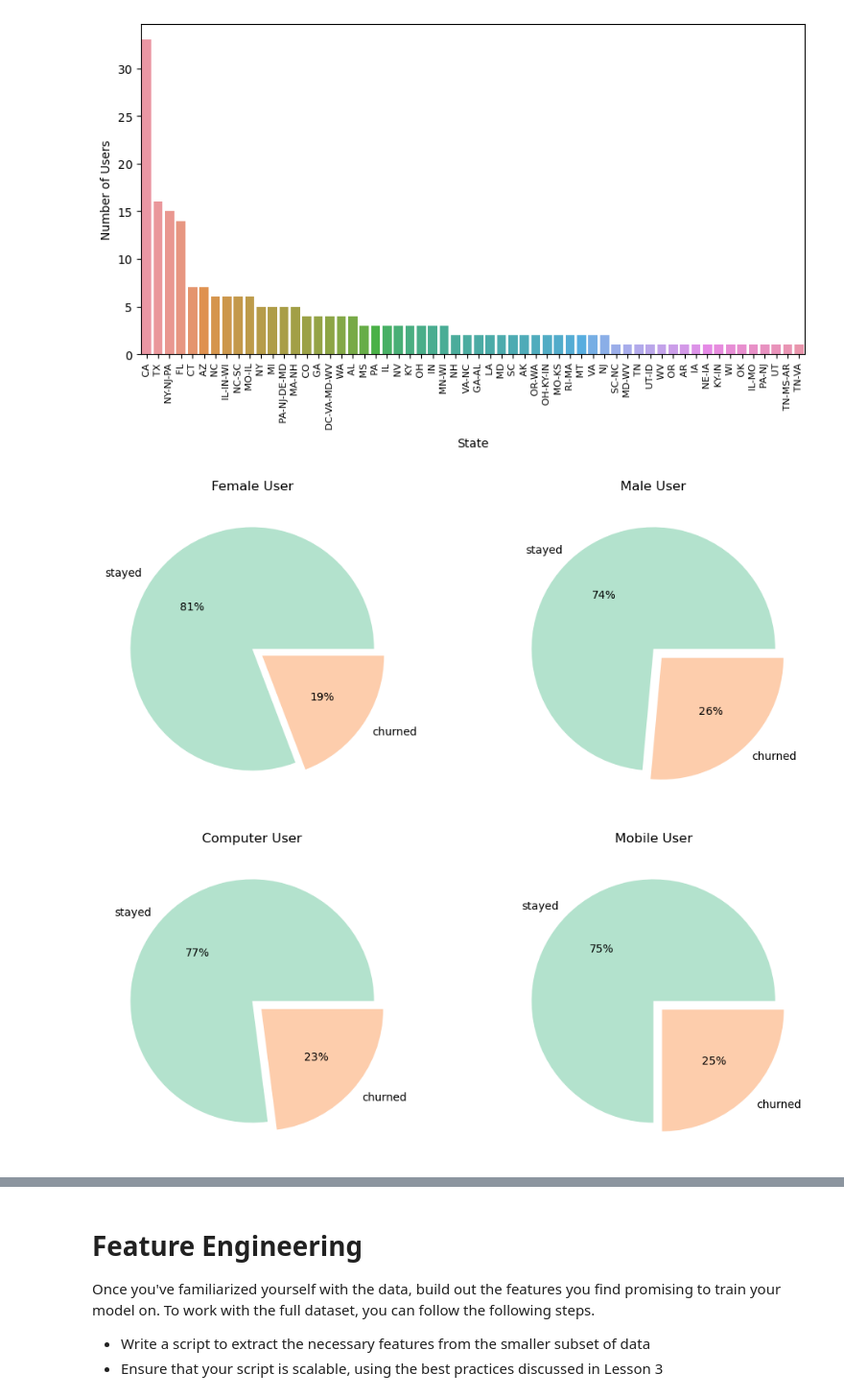
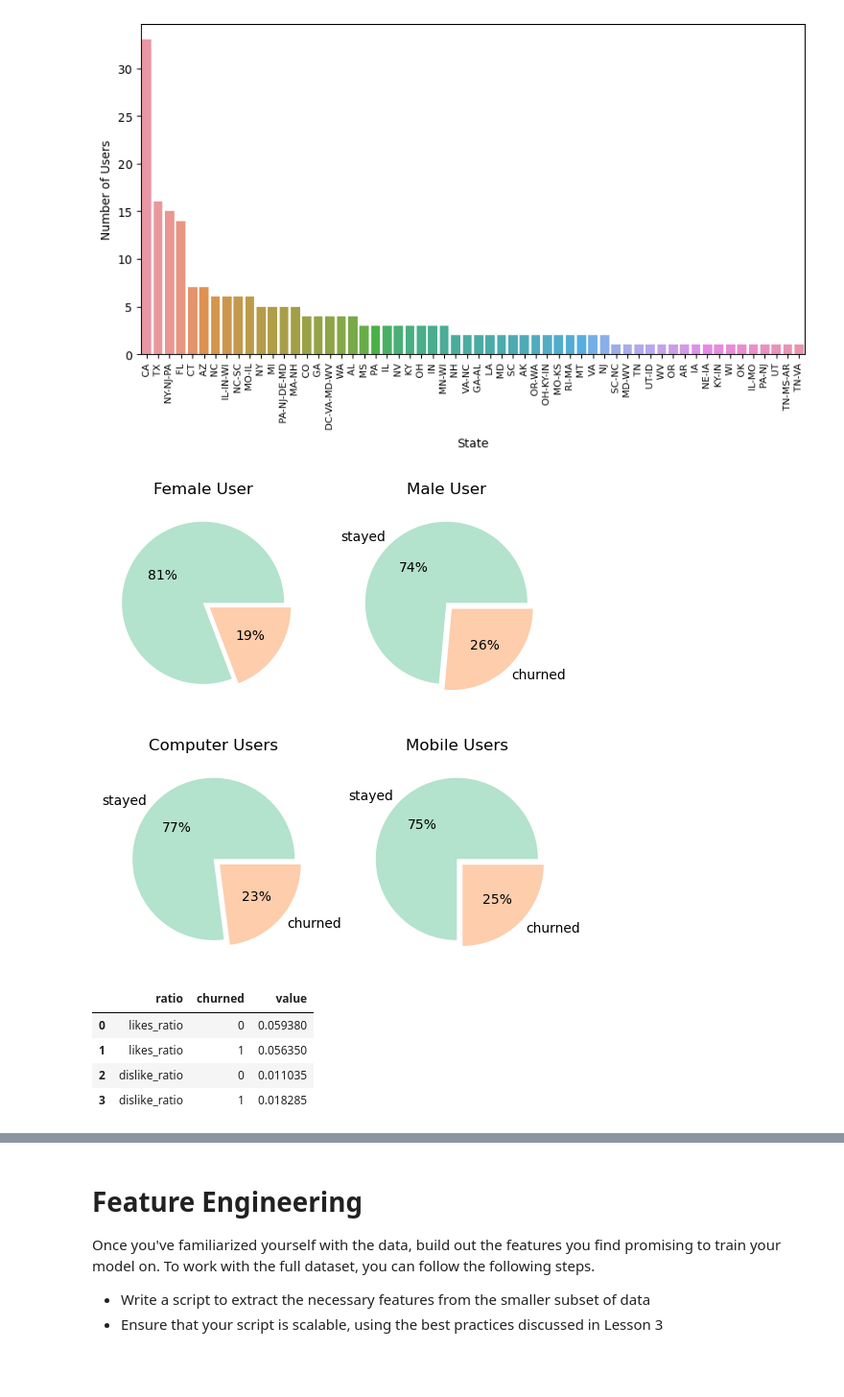
Before and after one commit to audidatacamp370/p4_capstone_spakify, a Jupyter notebook: Sparkify.ipynb, the cells around one changed output, grey strips where cells are left out. Shown at 96% size. Cells and saved outputs as stored; diff of their text form; code cells hidden in the pictures; blank space fills up the shorter version.

Commit message:
Exploratory Analysis - user_data

```diff
--- a/Sparkify.ipynb
+++ b/Sparkify.ipynb
@@ -279,0 +279,5 @@ df_user.head()
+# %%
+df_user=user_table.toPandas().set_index('user_id')
+df_user['churned']=df_user['churned'].map({0:'stayed', 1:'churned'})
+df_user['downgraded']=df_user['downgraded'].map({0:'kept level', 1:'downgraded'})
+df_user.head()
@@ -300,20 +312,20 @@ plt.ylabel('Number of Users');
 # %% [output]
 [figure]
 # %%
-fig, axs = plt.subplots(1, 2, figsize=[12,5])
+fig, axs = plt.subplots(1, 2, figsize=[6,3])
 axs[0].pie(df_user[df_user['gender']=='F'].churned.value_counts(), labels=['stayed', 'churned'],explode=(0,0.1),autopct='%.0f%%', colors=colors );
 axs[0].set_title('Female User')
 
 axs[1].pie(df_user[df_user['gender']=='M'].churned.value_counts(), labels=['stayed', 'churned'],explode=(0,0.1),autopct='%.0f%%', colors=colors );
 axs[1].set_title('Male User');
 # %% [output]
-[figure, old version]
+[figure, new version]
 # %%
-fig, axs = plt.subplots(1, 2, figsize=[12,5])
+fig, axs = plt.subplots(1, 2, figsize=[6,3])
 axs[0].pie(df_user[df_user['device']=='computer'].churned.value_counts(), labels=['stayed', 'churned'],explode=(0,0.1),autopct='%.0f%%', colors=colors );
 axs[0].set_title('Computer Users')
 
 axs[1].pie(df_user[df_user['device']=='mobile'].churned.value_counts(), labels=['stayed', 'churned'],explode=(0,0.1),autopct='%.0f%%', colors=colors );
 axs[1].set_title('Mobile Users');
 # %% [output]
-[figure, old version]
+[figure, new version]
@@ -339,0 +332,10 @@ df_churned=user_churned.toPandas()
+# %%
+t=df_user[['churned','likes_ratio', 'dislike_ratio']].groupby(['churned']).mean().unstack().reset_index()
+t.columns=['ratio','churned','value']
+t
+# %% [output]
+|  | ratio | churned | value |
+| 0 | likes_ratio | 0 | 0.059380 |
+| 1 | likes_ratio | 1 | 0.056350 |
+| 2 | dislike_ratio | 0 | 0.011035 |
+| 3 | dislike_ratio | 1 | 0.018285 |
```
Also changed, not shown: parts of 15 cells of this notebook.
